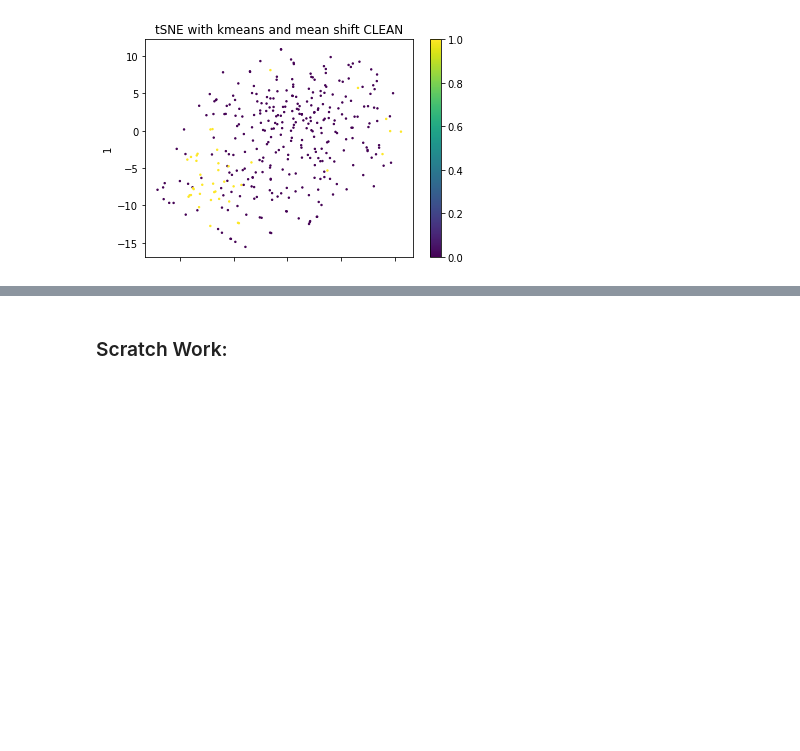
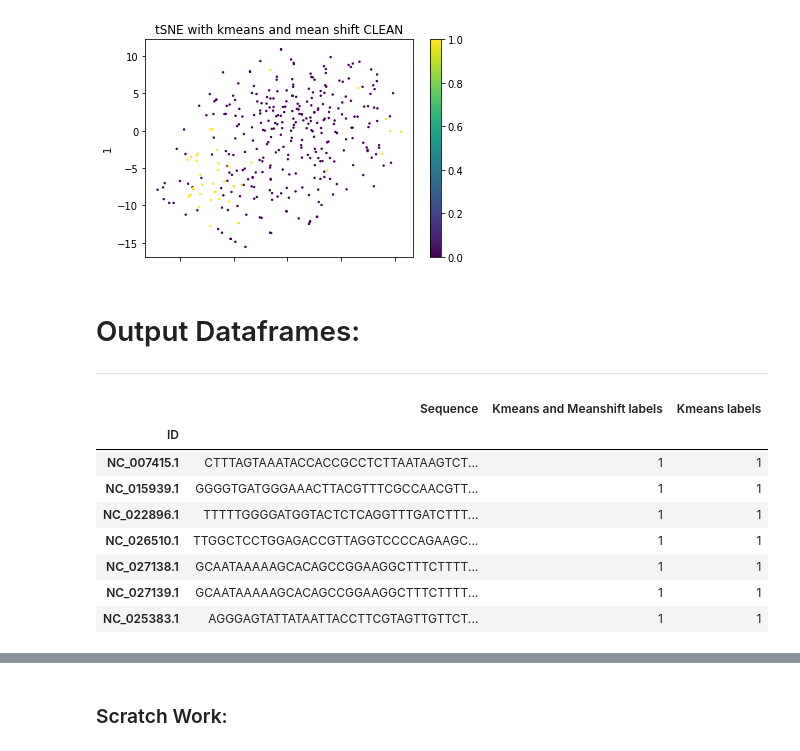
Before and after one commit to solislemuslab/mycovirus-ml, a Jupyter notebook: scripts/lukeSelberg/kmeansPcaTsne.ipynb, the cells around one changed output, grey strips where cells are left out. Saved outputs shown, nothing was run; the diff lists cells and outputs as text; code cells hidden in the pictures; blank space fills up the shorter version.

```diff
--- a/scripts/lukeSelberg/kmeansPcaTsne.ipynb
+++ b/scripts/lukeSelberg/kmeansPcaTsne.ipynb
@@ -218,3 +218,6 @@ plt.show()
 [figure]
 [figure]
 [figure]
+# %% [markdown]
+# Output Dataframes:
+-----
@@ -220,0 +230,12 @@ plt.show()
+# %%
+virus1.head(n=10)
+# %% [output]
+|  | Sequence | Kmeans and Meanshift labels | Kmeans labels |
+| ID |  |  |  |
+| NC_007415.1 | CTTTAGTAAATACCACCGCCTCTTAATAAGTCT... | 1 | 1 |
+| NC_015939.1 | GGGGTGATGGGAAACTTACGTTTCGCCAACGTT... | 1 | 1 |
+| NC_022896.1 | TTTTTGGGGATGGTACTCTCAGGTTTGATCTTT... | 1 | 1 |
+| NC_026510.1 | TTGGCTCCTGGAGACCGTTAGGTCCCCAGAAGC... | 1 | 1 |
+| NC_027138.1 | GCAATAAAAAGCACAGCCGGAAGGCTTTCTTTT... | 1 | 1 |
+| NC_027139.1 | GCAATAAAAAGCACAGCCGGAAGGCTTTCTTTT... | 1 | 1 |
+| NC_025383.1 | AGGGAGTATTATAATTACCTTCGTAGTTGTTCT... | 1 | 1 |
```
Also changed, not shown: parts of 2 cells of this notebook.
